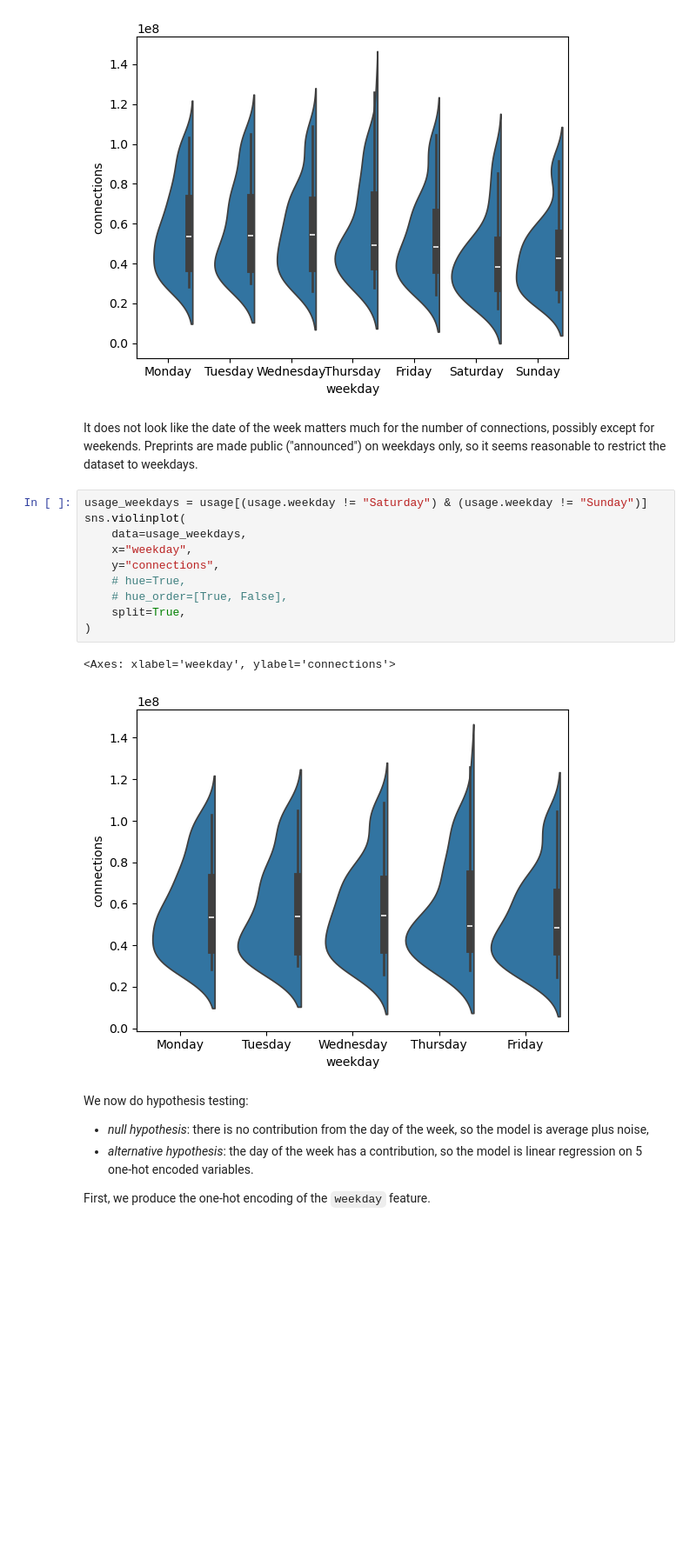
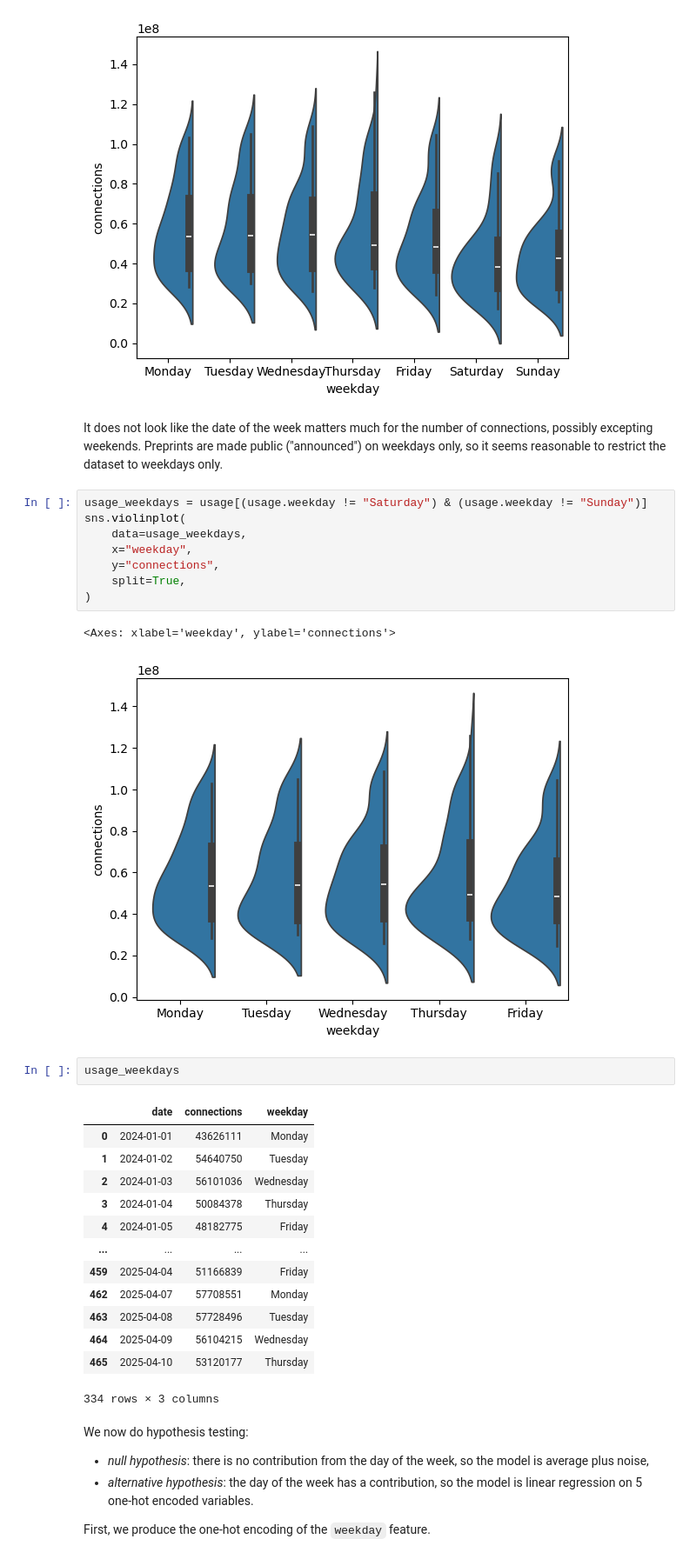
Before and after one commit to albesianor/arxiv-heatmap, a Jupyter notebook: notes/usage-stats/analysis.ipynb, the cells around one changed output. Shown at 87% size. Cells and saved outputs as stored; diff of their text form; blank space fills up the shorter version.

```diff
--- a/notes/usage-stats/analysis.ipynb
+++ b/notes/usage-stats/analysis.ipynb
@@ -70,20 +69,34 @@ sns.violinplot(
 <Axes: xlabel='weekday', ylabel='connections'>
 [figure]
 # %% [markdown]
-It does not look like the date of the week matters much for the number of connections, possibly except for weekends.  Preprints are made public ("announced") on weekdays only, so it seems reasonable to restrict the dataset to weekdays.
+It does not look like the date of the week matters much for the number of connections, possibly excepting weekends.  Preprints are made public ("announced") on weekdays only, so it seems reasonable to restrict the dataset to weekdays only.
 # %%
 usage_weekdays = usage[(usage.weekday != "Saturday") & (usage.weekday != "Sunday")]
 sns.violinplot(
     data=usage_weekdays,
     x="weekday",
     y="connections",
-    # hue=True,
-    # hue_order=[True, False],
     split=True,
 )
 # %% [output]
 <Axes: xlabel='weekday', ylabel='connections'>
 [figure]
+# %%
+usage_weekdays
+# %% [output]
+|  | date | connections | weekday |
+| 0 | 2024-01-01 | 43626111 | Monday |
+| 1 | 2024-01-02 | 54640750 | Tuesday |
+| 2 | 2024-01-03 | 56101036 | Wednesday |
+| 3 | 2024-01-04 | 50084378 | Thursday |
+| 4 | 2024-01-05 | 48182775 | Friday |
+| ... | ... | ... | ... |
+| 459 | 2025-04-04 | 51166839 | Friday |
+| 462 | 2025-04-07 | 57708551 | Monday |
+| 463 | 2025-04-08 | 57728496 | Tuesday |
+| 464 | 2025-04-09 | 56104215 | Wednesday |
+| 465 | 2025-04-10 | 53120177 | Thursday |
+334 rows × 3 columns
 # %% [markdown]
 We now do hypothesis testing:
 - _null hypothesis_: there is no contribution from the day of the week, so the model is average plus noise,
```
Also changed, not shown: parts of 9 cells of this notebook.
